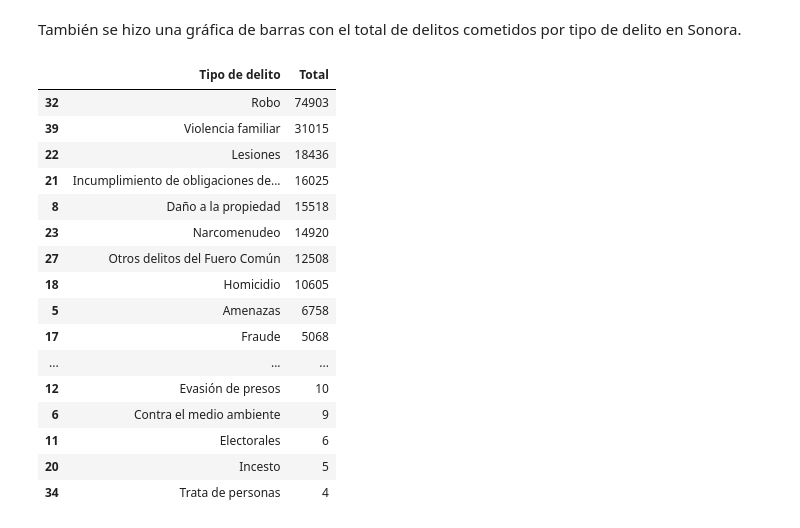
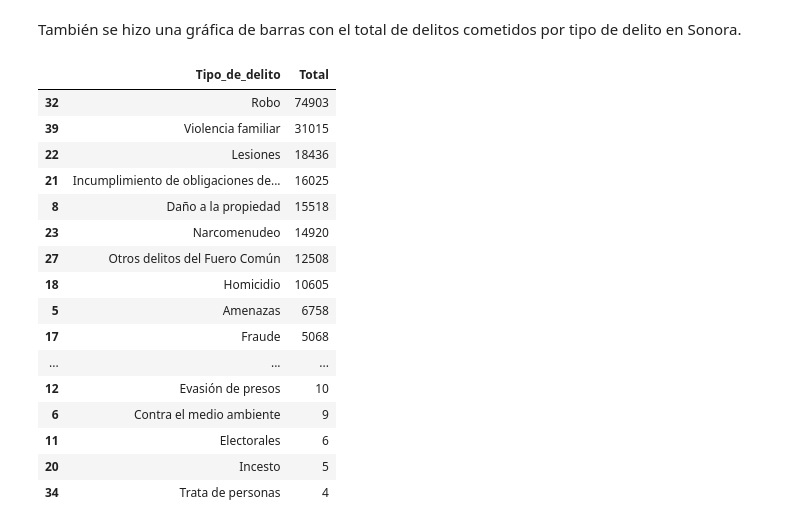
Before and after one commit to melrepa/ICDyM, a Jupyter notebook: Parte 2/ProyectoFinal_ICDM_MRP.ipynb, the cells around one changed output. Drawn from its saved outputs; the diff is of its cells as text; code cells hidden in the pictures.

```diff
--- a/Parte 2/ProyectoFinal_ICDM_MRP.ipynb
+++ b/Parte 2/ProyectoFinal_ICDM_MRP.ipynb
@@ -100,7 +181,7 @@ Creamos la conexión a la base de datos.
 conn=pymysql.connect(host='localhost',
                      port=int(3306),
                      user='root',
-                     password='xxx',
+                     password='Assilem7!',
                      db='crimenes')
 # %% [markdown]
 Realizamos una consulta para corroborar que se realizó la conexión de manera correcta.
@@ -159,11 +240,11 @@ delit.plot.bar(x="Año",y="Total")
 # %% [markdown]
 También se hizo una gráfica de barras con el total de delitos cometidos por tipo de delito en Sonora.
 # %%
-typed= dfson.groupby("Tipo de delito").sum()["Total"].reset_index().sort_values(by="Total", ascending=False)
+typed= dfson.groupby("Tipo_de_delito").sum()["Total"].reset_index().sort_values(by="Total", ascending=False)
 
 typed
 # %% [output]
-|  | Tipo de delito | Total |
+|  | Tipo_de_delito | Total |
 | 32 | Robo | 74903 |
 | 39 | Violencia familiar | 31015 |
 | 22 | Lesiones | 18436 |
```
Also changed, not shown: parts of 35 cells of this notebook.
